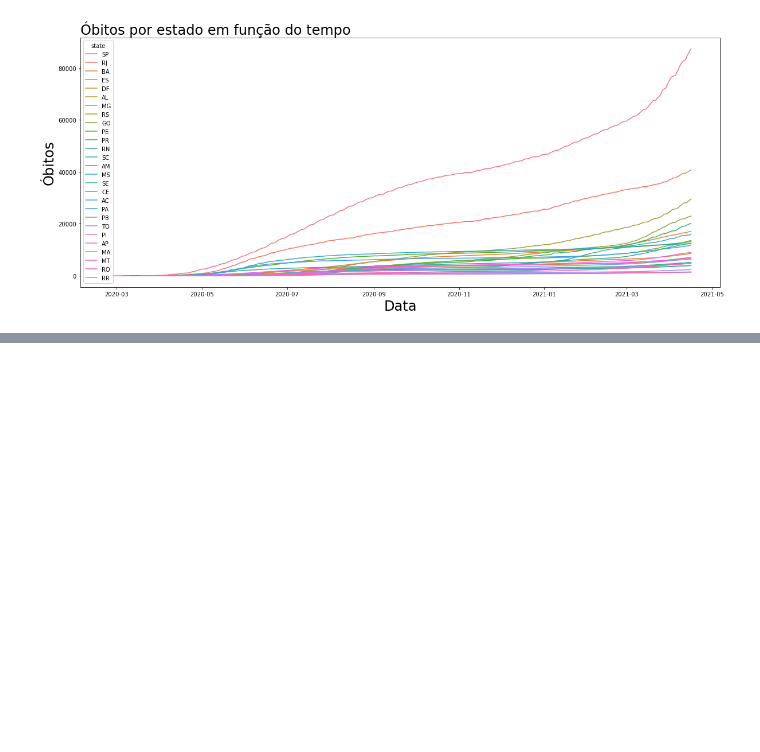
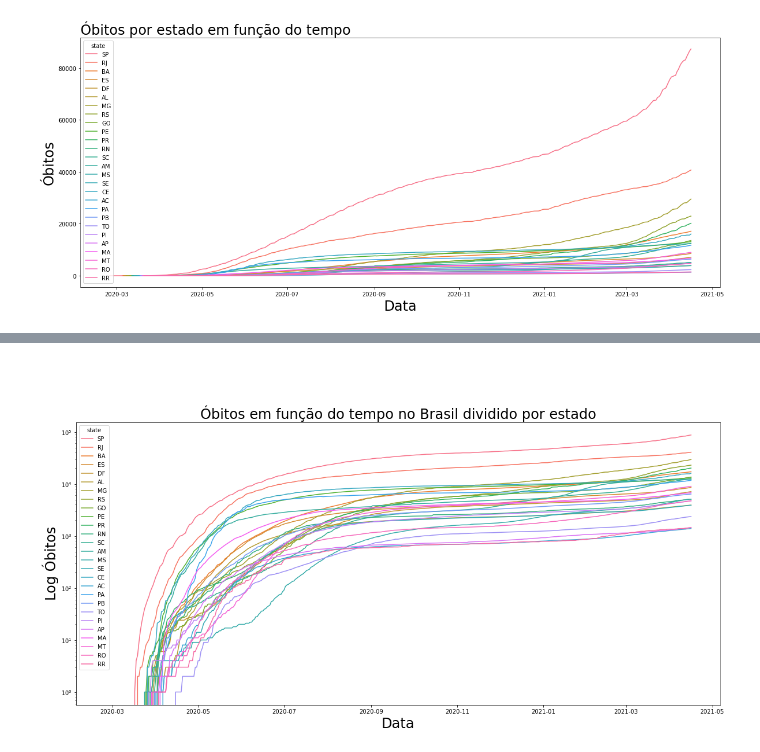
Before and after one commit to joaoarthursilva/covid-19-analise, a Jupyter notebook: COVID-19 - Análise.ipynb, the cells around one changed output, grey strips where cells are left out. Cells and saved outputs as stored; diff of their text form; code cells hidden in the pictures; blank space fills up the shorter version.

```diff
--- a/COVID-19 - Análise.ipynb
+++ b/COVID-19 - Análise.ipynb
@@ -56,0 +70,11 @@ Text(0, 0.5, 'Óbitos')
+# %% [markdown]
+#
+# %%
+plt.figure(figsize=(20,9))
+fig = sns.lineplot(x="date", y="deaths", data=df, hue='state')
+fig.set_title("Óbitos em função do tempo no Brasil dividido por estado", fontsize=24)
+fig.set_xlabel('Data', fontsize=24)
+fig.set_ylabel('Log Óbitos', fontsize=24)
+fig.set_yscale('log')
+# %% [output]
+[figure, added]
```
Also changed, not shown: parts of 6 cells of this notebook.
